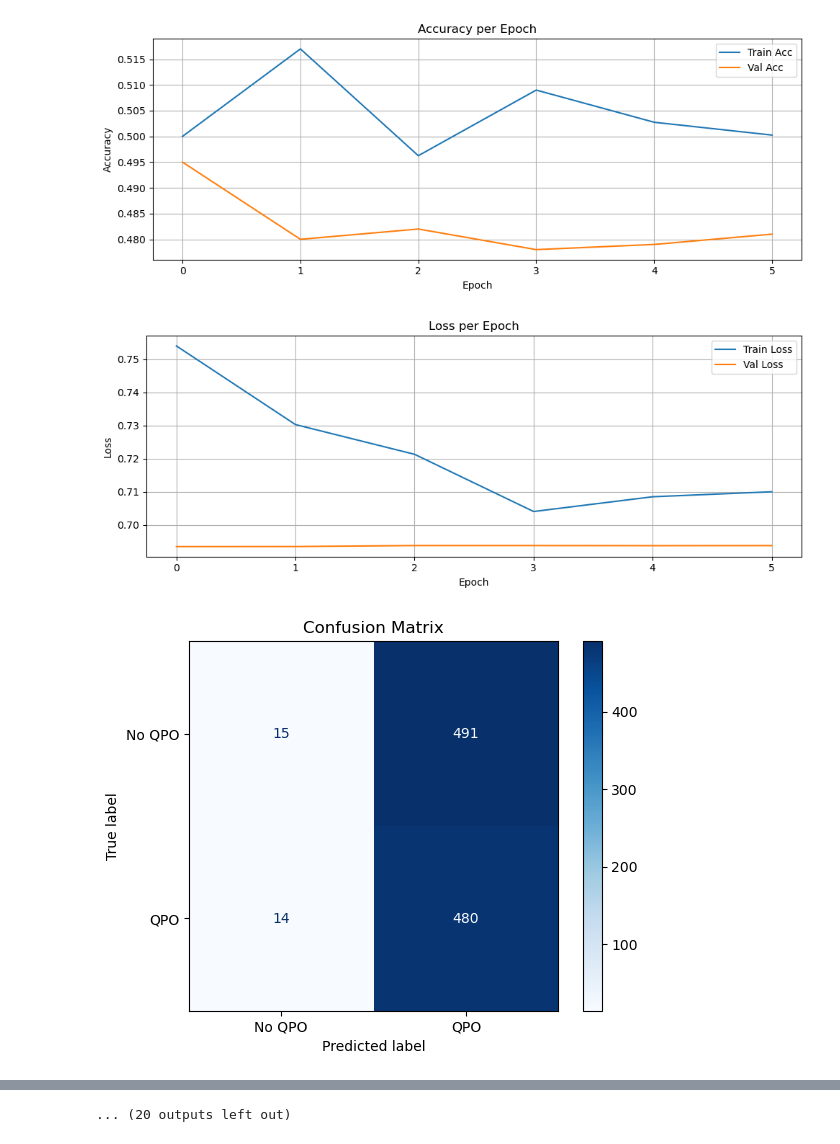
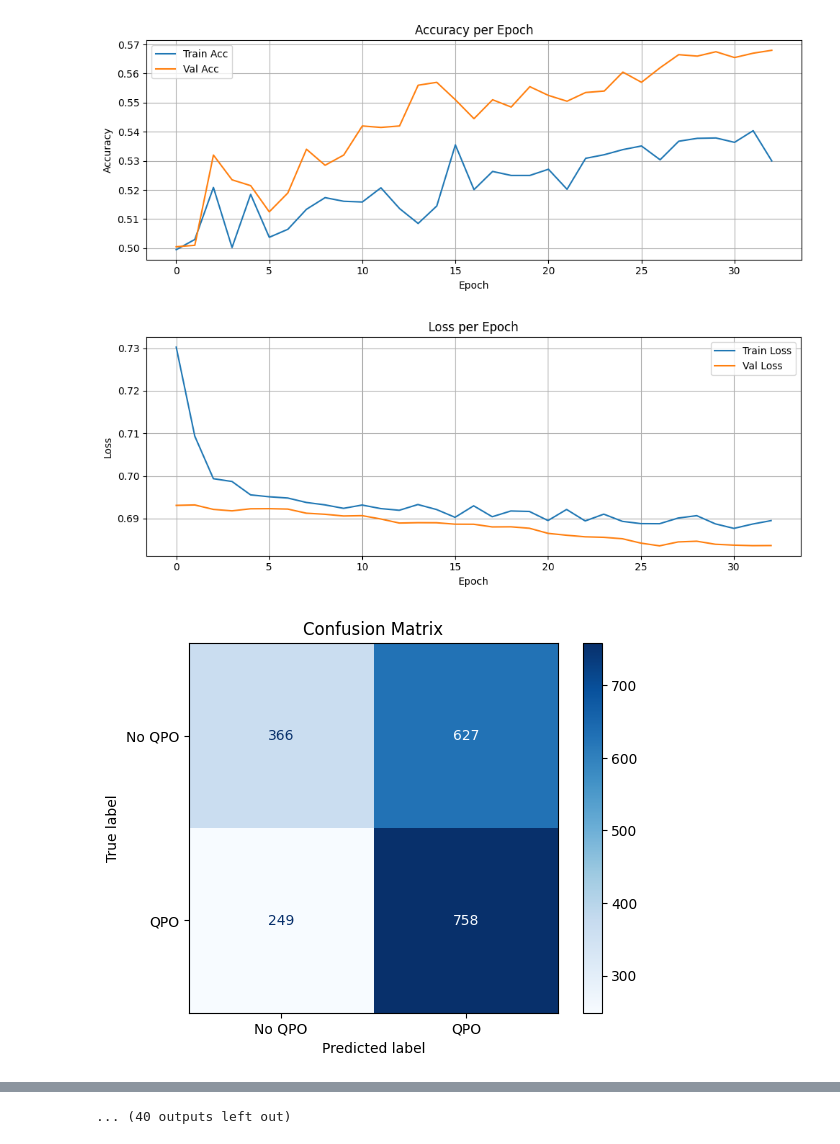
Before and after one commit to sravanth-space/ds_project, a Jupyter notebook: amp_experiment.ipynb, the cells around one changed output, grey strips where cells are left out. Drawn from its saved outputs; the diff is of its cells as text; code cells hidden in the pictures.

Commit message:
AMP_Exp ran on 10000 samples on google colab.(saved as .html and notebook)

```diff
--- a/amp_experiment.ipynb
+++ b/amp_experiment.ipynb
@@ -0,0 +70,36 @@
+# %%
+def generate_dataset_for_amplitude(amp, output_dir, num_samples=10000, fs=1, duration=512, modulation_index=0.5):
+    os.makedirs(output_dir, exist_ok=True)
+
+    seq_length = int(duration * fs)
+    dataset = []
+    labels = []
+
+    for _ in range(num_samples // 2):
+
+        fc = np.random.uniform(0.01, 1.0)
+        fm = np.random.uniform(0.005, 0.1)
+
+        t, flux_qpo = simulate_black_hole_lightcurve(
+            fs, fc, fm, amp, duration, include_qpo=True, modulation_index=modulation_index)
+        _, flux_non_qpo = simulate_black_hole_lightcurve(
+            fs, fc, fm, amp, duration, include_qpo=False, modulation_index=modulation_index)
+
+        dataset.append(flux_qpo[:seq_length].reshape(-1, 1))
+        labels.append(1)
+
+        dataset.append(flux_non_qpo[:seq_length].reshape(-1, 1))
+        labels.append(0)
+
+    dataset = np.array(dataset)
+    labels = to_categorical(np.array(labels), 2)
+
+    np.savez_compressed(os.path.join(
+        output_dir, 'data.npz'), X=dataset, y=labels)
+# %%
+amplitudes = [0.1,0.2,0.3,0.4,0.5, 0.6,0.7, 0.8,0.9,1.0]
+
+for amp in amplitudes:
+    print(f"\n🚀 Generating Data on amplitude: {amp}")
+    folder = f"qpo_experiments/dataset_amp_{amp}"
+    generate_dataset_for_amplitude(amp, folder)
@@ -98,7 +223,7 @@ def plot_roc_curve(y_true, y_pred):
 
 # --- 4. Training Loop for All Amplitudes ---
 results = []
-amplitudes = [0.0, 0.2, 0.4, 0.6, 0.8, 1.0]
+amplitudes = [0.1,0.2,0.3,0.4,0.5, 0.6,0.7, 0.8,0.9,1.0]
 
 for amp in amplitudes:
     print(f"\n🚀 Training on amplitude: {amp}")
@@ -113,9 +238,9 @@ for amp in amplitudes:
     model = build_model()
 
     early_stopping = EarlyStopping(
-        monitor='val_loss', patience=5, restore_best_weights=True)
+        monitor='val_loss', patience=6, restore_best_weights=True,verbose=1)
     lr_scheduler = ReduceLROnPlateau(
-        monitor='val_loss', factor=0.5, patience=2, verbose=0)
+        monitor='val_loss', factor=0.5, patience=2, verbose=1)
 
     history = model.fit(
         X_train, y_train,
@@ -166,3 +295,3 @@ Epoch 6/50
-[figure, old version]
+[figure, new version]
-[figure, old version]
+[figure, new version]
-[figure, old version]
+[figure, new version]
@@ -209 +338 @@ Epoch 28/50
-... (20 outputs left out)
+... (40 outputs left out)
```
Also changed, not shown: parts of 4 cells of this notebook, 1 other file.
